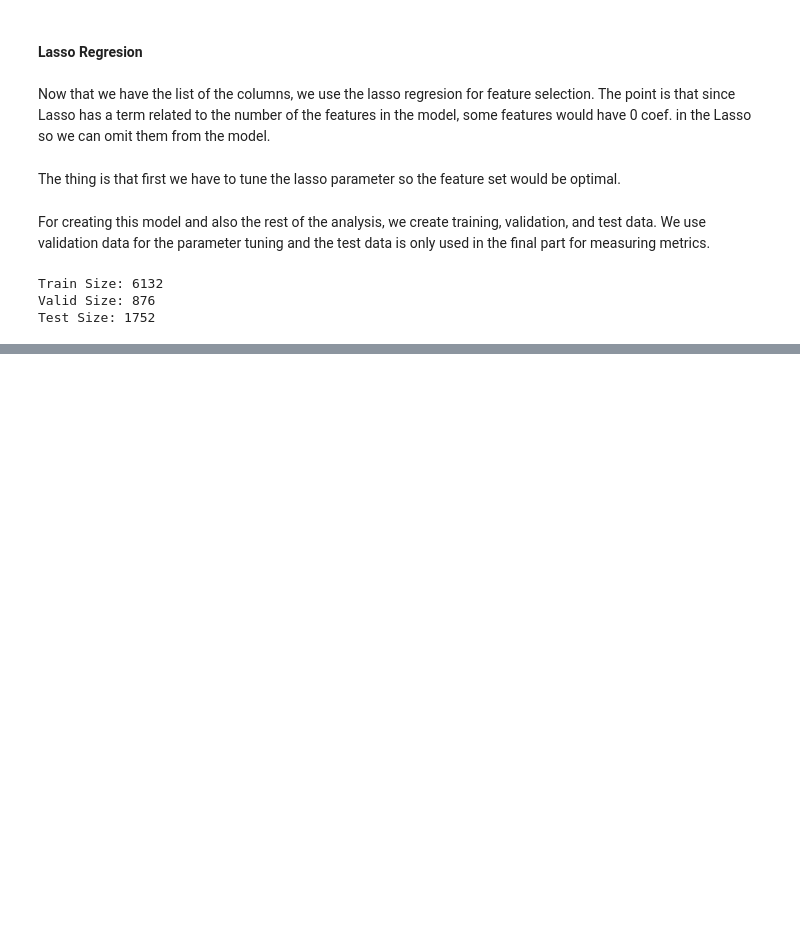
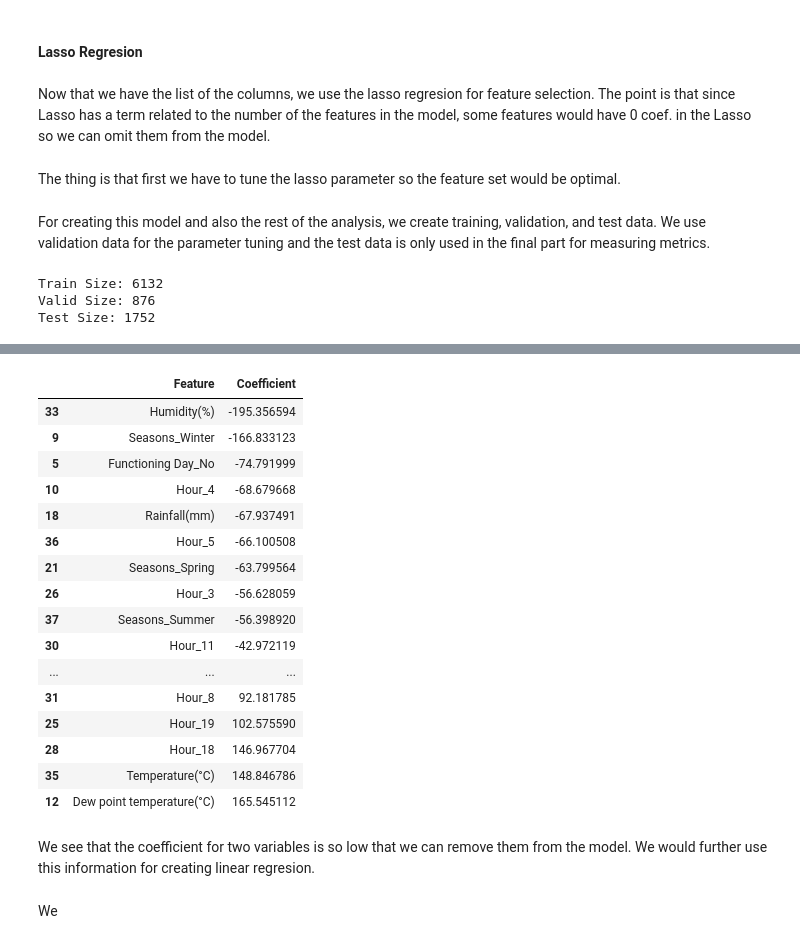
Before and after one commit to mozshen/TransportationPlanning, a Jupyter notebook: Project/Main.ipynb, the cells around one changed output, grey strips where cells are left out. Drawn from its saved outputs; the diff is of its cells as text; code cells hidden in the pictures; blank space fills up the shorter version.

```diff
--- a/Project/Main.ipynb
+++ b/Project/Main.ipynb
@@ -430,0 +500,3 @@ array([1.00000000e-04, 7.74263683e-04, 5.99484250e-03, 4.64158883e-02,
+# %%
+best_alpha_lasso = alpha_lasso[alpha_lasso['Score']== alpha_lasso['Score'].min()]\
+                            ['Alpha'].values[0]
@@ -430,0 +517,27 @@ array([1.00000000e-04, 7.74263683e-04, 5.99484250e-03, 4.64158883e-02,
+# %%
+lasso_coef= pd.DataFrame({'Feature': cols_train, 'Coefficient': model_lasso.coef_})\
+    .sort_values('Coefficient')
+
+lasso_coef
+# %% [output]
+|  | Feature | Coefficient |
+| 33 | Humidity(%) | -195.356594 |
+| 9 | Seasons_Winter | -166.833123 |
+| 5 | Functioning Day_No | -74.791999 |
+| 10 | Hour_4 | -68.679668 |
+| 18 | Rainfall(mm) | -67.937491 |
+| 36 | Hour_5 | -66.100508 |
+| 21 | Seasons_Spring | -63.799564 |
+| 26 | Hour_3 | -56.628059 |
+| 37 | Seasons_Summer | -56.398920 |
+| 30 | Hour_11 | -42.972119 |
+| ... | ... | ... |
+| 31 | Hour_8 | 92.181785 |
+| 25 | Hour_19 | 102.575590 |
+| 28 | Hour_18 | 146.967704 |
+| 35 | Temperature(°C) | 148.846786 |
+| 12 | Dew point temperature(°C) | 165.545112 |
+# %% [markdown]
+We see that the coefficient for two variables is so low that we can remove them from the model. We would further use this information for creating linear regresion.
+# %% [markdown]
+We
```
Also changed, not shown: parts of 17 cells of this notebook.
